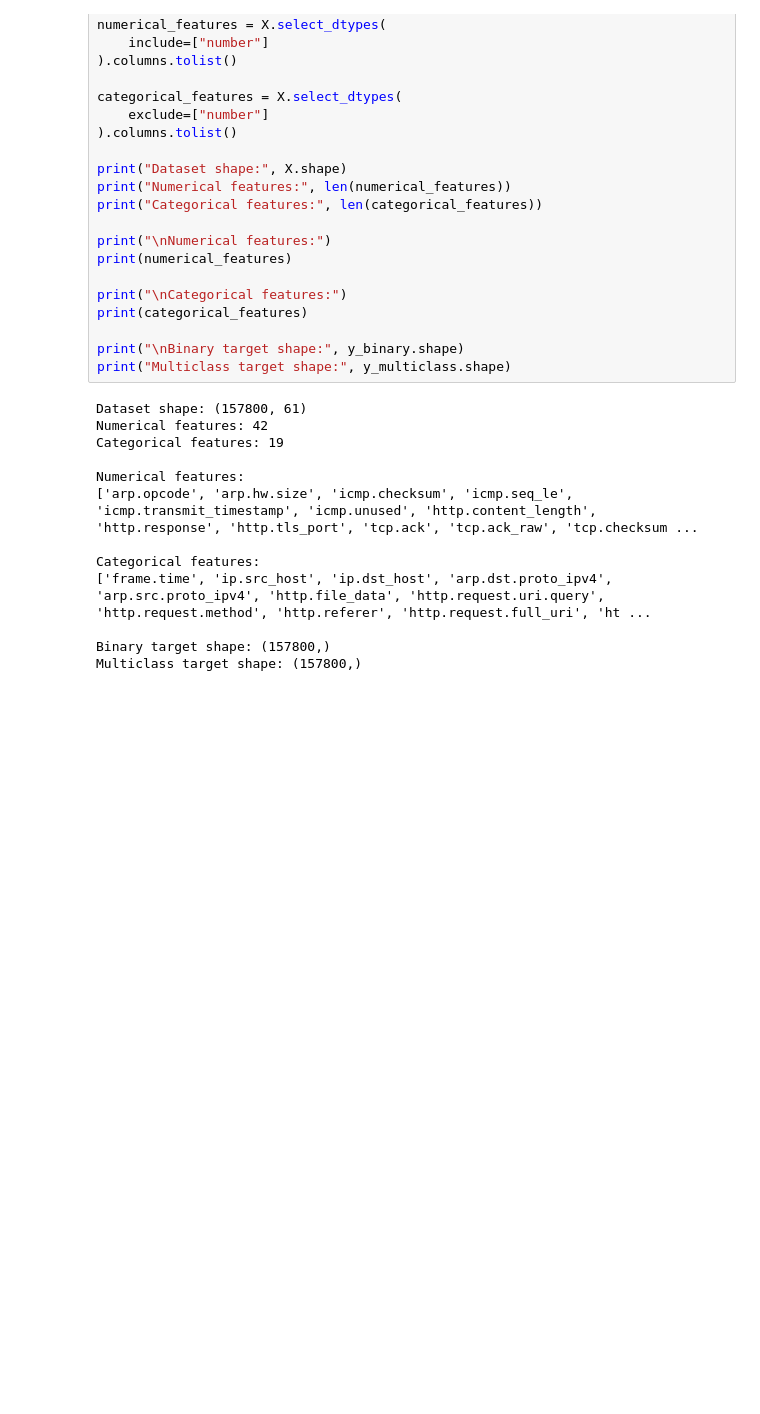
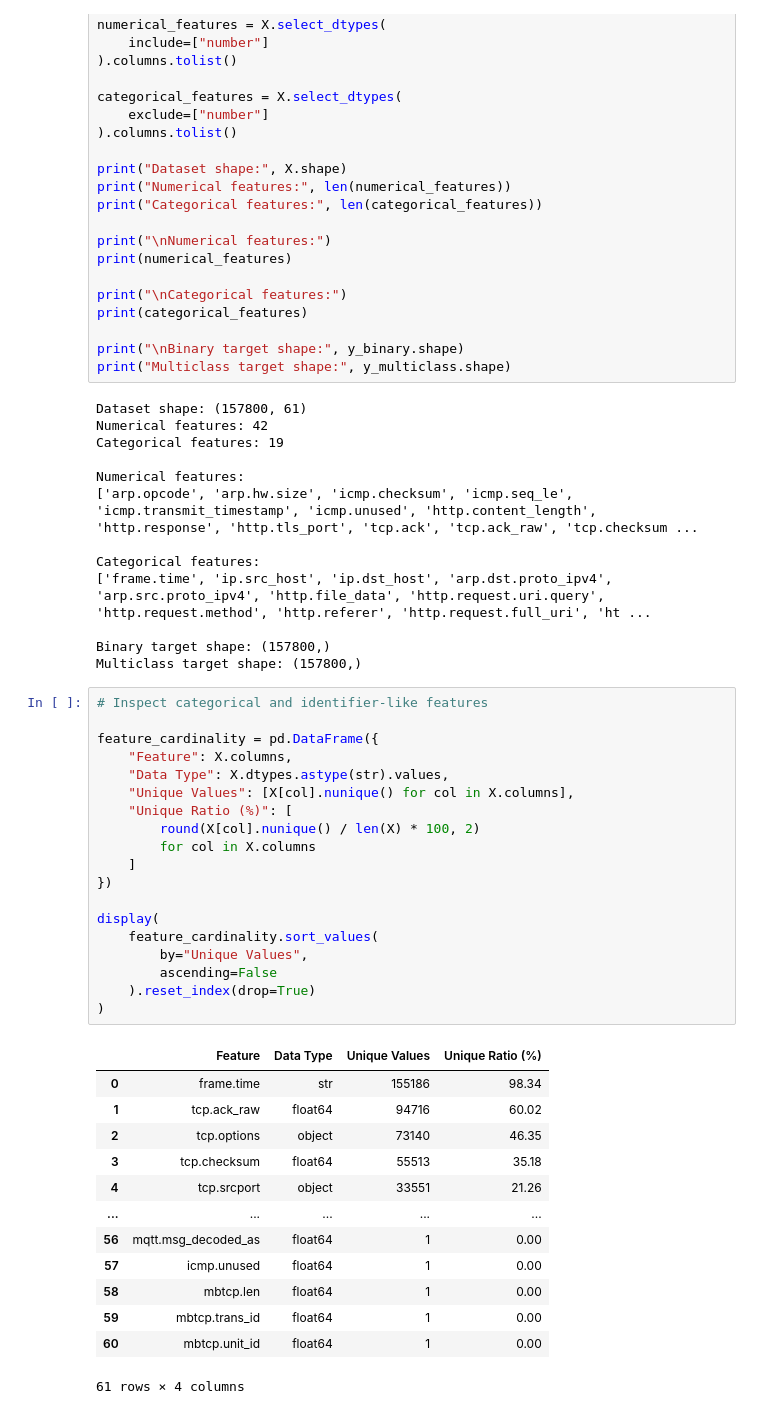
Before and after one commit to Agumekenneth/Data-Science-Final-year-Project--Prototype-1, a Jupyter notebook: IoT.ipynb, the cells around one changed output. Saved outputs shown, nothing was run; the diff lists cells and outputs as text; blank space fills up the shorter version.

```diff
--- a/IoT.ipynb
+++ b/IoT.ipynb
@@ -1089,3 +1089,36 @@ Categorical features:
 
 Binary target shape: (157800,)
 Multiclass target shape: (157800,)
+# %%
+# Inspect categorical and identifier-like features
+
+feature_cardinality = pd.DataFrame({
+    "Feature": X.columns,
+    "Data Type": X.dtypes.astype(str).values,
+    "Unique Values": [X[col].nunique() for col in X.columns],
+    "Unique Ratio (%)": [
+        round(X[col].nunique() / len(X) * 100, 2)
+        for col in X.columns
+    ]
+})
+
+display(
+    feature_cardinality.sort_values(
+        by="Unique Values",
+        ascending=False
+    ).reset_index(drop=True)
+)
+# %% [output]
+|  | Feature | Data Type | Unique Values | Unique Ratio (%) |
+| 0 | frame.time | str | 155186 | 98.34 |
+| 1 | tcp.ack_raw | float64 | 94716 | 60.02 |
+| 2 | tcp.options | object | 73140 | 46.35 |
+| 3 | tcp.checksum | float64 | 55513 | 35.18 |
+| 4 | tcp.srcport | object | 33551 | 21.26 |
+| ... | ... | ... | ... | ... |
+| 56 | mqtt.msg_decoded_as | float64 | 1 | 0.00 |
+| 57 | icmp.unused | float64 | 1 | 0.00 |
+| 58 | mbtcp.len | float64 | 1 | 0.00 |
+| 59 | mbtcp.trans_id | float64 | 1 | 0.00 |
+| 60 | mbtcp.unit_id | float64 | 1 | 0.00 |
+61 rows × 4 columns
```
Also changed, not shown: parts of 1 cell of this notebook.
